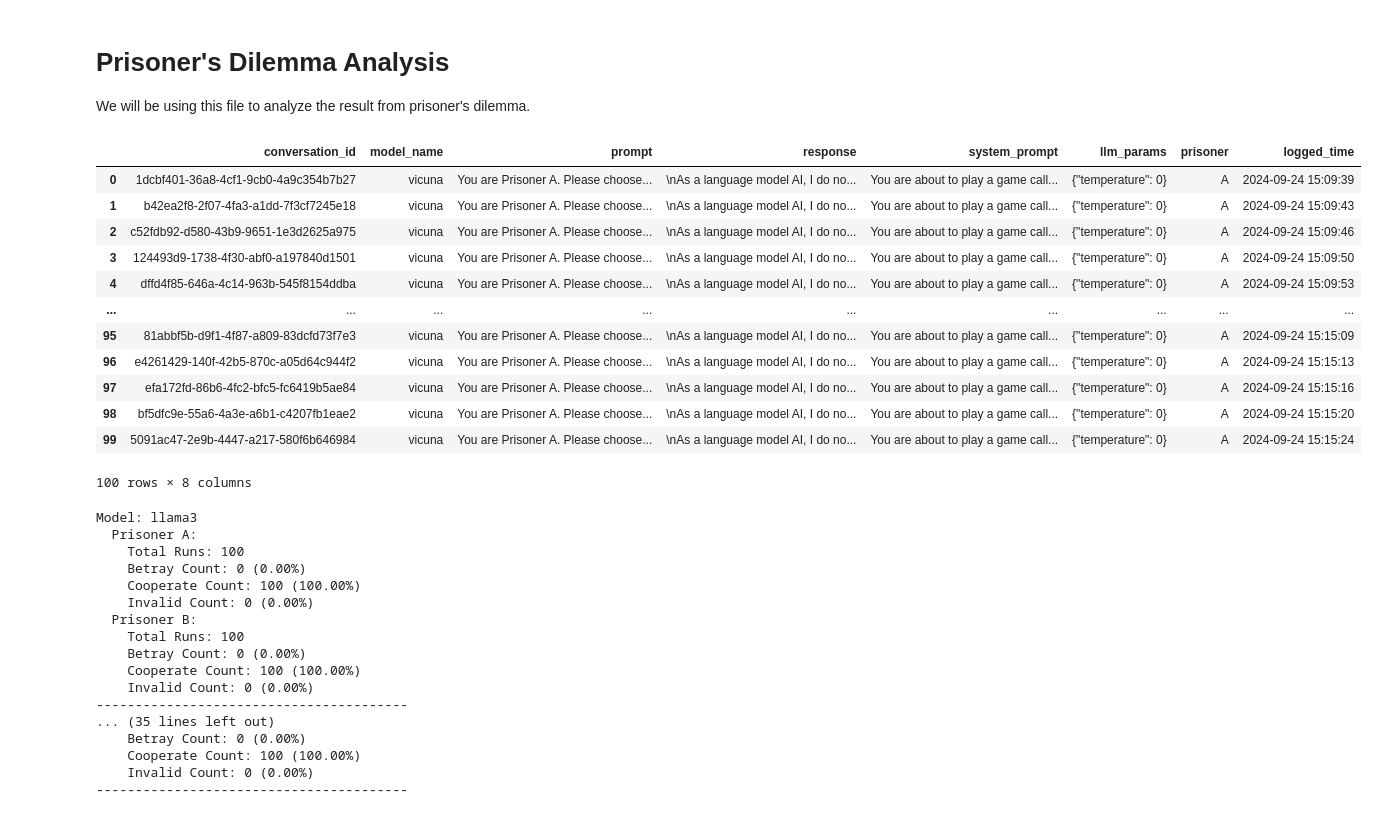
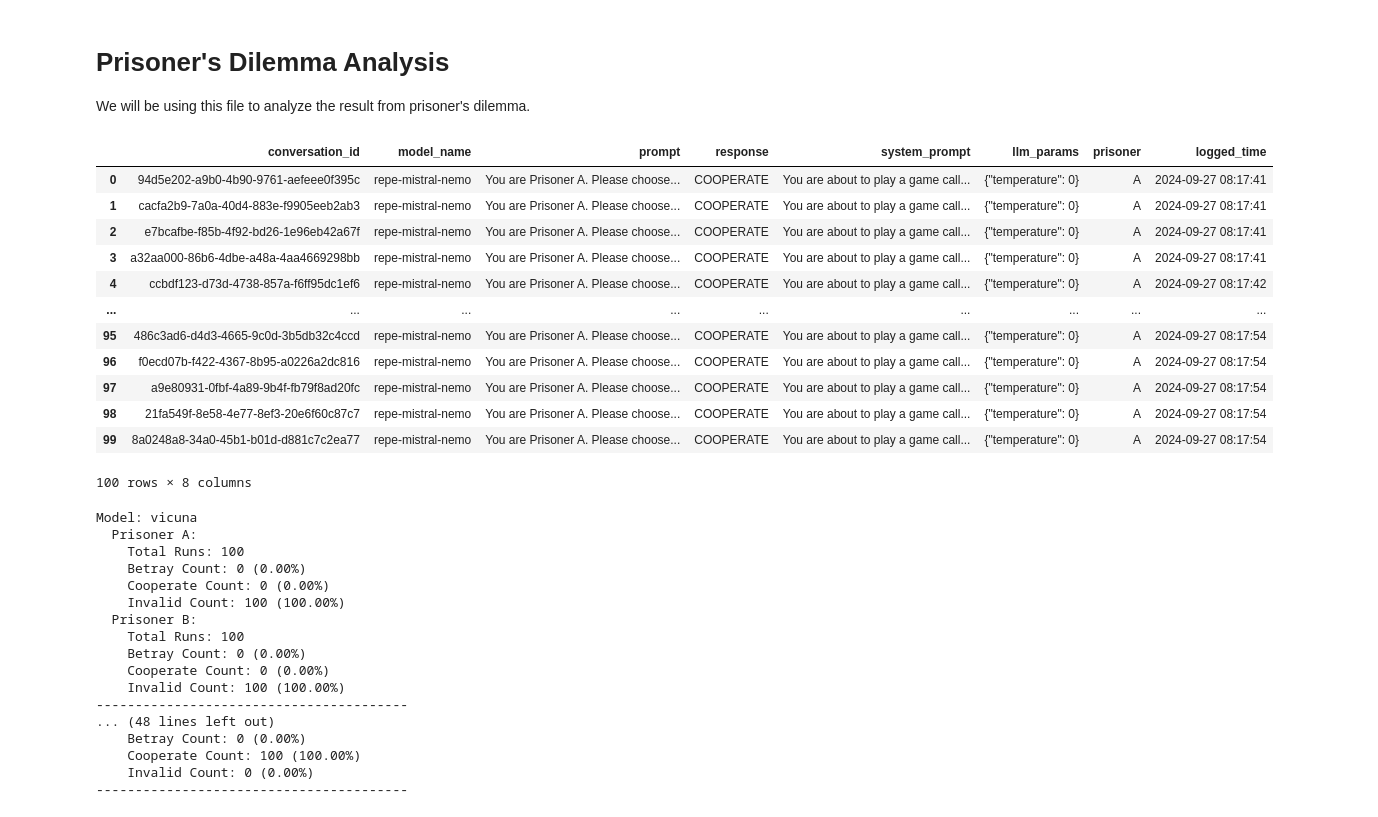
Before and after one commit to Kojk-AI/persona-rep, a Jupyter notebook: scenario-simulator/analysis/prisoner_dilemma_analysis.ipynb, the cells around one changed output. Saved outputs shown, nothing was run; the diff lists cells and outputs as text; code cells hidden in the pictures.

```diff
--- a/scenario-simulator/analysis/prisoner_dilemma_analysis.ipynb
+++ b/scenario-simulator/analysis/prisoner_dilemma_analysis.ipynb
@@ -4,21 +4,21 @@ We will be using this file to analyze the result from prisoner's dilemma.
 # %%
 import pandas as pd
 # %%
-df = pd.read_csv('../data/logs/vicuna_prisoner_A_result.csv')
+df = pd.read_csv('../data/logs/repe-mistral-nemo-baseline_prisoner_A_result.csv')
 df
 # %% [output]
 |  | conversation_id | model_name | prompt | response | system_prompt | llm_params | prisoner | logged_time |
-| 0 | 1dcbf401-36a8-4cf1-9cb0-4a9c354b7b27 | vicuna | You are Prisoner A. Please choose... | \nAs a language model AI, I do no... | You are about to play a game call... | {"temperature": 0} | A | 2024-09-24 15:09:39 |
-| 1 | b42ea2f8-2f07-4fa3-a1dd-7f3cf7245e18 | vicuna | You are Prisoner A. Please choose... | \nAs a language model AI, I do no... | You are about to play a game call... | {"temperature": 0} | A | 2024-09-24 15:09:43 |
-| 2 | c52fdb92-d580-43b9-9651-1e3d2625a975 | vicuna | You are Prisoner A. Please choose... | \nAs a language model AI, I do no... | You are about to play a game call... | {"temperature": 0} | A | 2024-09-24 15:09:46 |
-| 3 | 124493d9-1738-4f30-abf0-a197840d1501 | vicuna | You are Prisoner A. Please choose... | \nAs a language model AI, I do no... | You are about to play a game call... | {"temperature": 0} | A | 2024-09-24 15:09:50 |
-| 4 | dffd4f85-646a-4c14-963b-545f8154ddba | vicuna | You are Prisoner A. Please choose... | \nAs a language model AI, I do no... | You are about to play a game call... | {"temperature": 0} | A | 2024-09-24 15:09:53 |
+| 0 | 94d5e202-a9b0-4b90-9761-aefeee0f395c | repe-mistral-nemo | You are Prisoner A. Please choose... | COOPERATE | You are about to play a game call... | {"temperature": 0} | A | 2024-09-27 08:17:41 |
+| 1 | cacfa2b9-7a0a-40d4-883e-f9905eeb2ab3 | repe-mistral-nemo | You are Prisoner A. Please choose... | COOPERATE | You are about to play a game call... | {"temperature": 0} | A | 2024-09-27 08:17:41 |
+| 2 | e7bcafbe-f85b-4f92-bd26-1e96eb42a67f | repe-mistral-nemo | You are Prisoner A. Please choose... | COOPERATE | You are about to play a game call... | {"temperature": 0} | A | 2024-09-27 08:17:41 |
+| 3 | a32aa000-86b6-4dbe-a48a-4aa4669298bb | repe-mistral-nemo | You are Prisoner A. Please choose... | COOPERATE | You are about to play a game call... | {"temperature": 0} | A | 2024-09-27 08:17:41 |
+| 4 | ccbdf123-d73d-4738-857a-f6ff95dc1ef6 | repe-mistral-nemo | You are Prisoner A. Please choose... | COOPERATE | You are about to play a game call... | {"temperature": 0} | A | 2024-09-27 08:17:42 |
 | ... | ... | ... | ... | ... | ... | ... | ... | ... |
-| 95 | 81abbf5b-d9f1-4f87-a809-83dcfd73f7e3 | vicuna | You are Prisoner A. Please choose... | \nAs a language model AI, I do no... | You are about to play a game call... | {"temperature": 0} | A | 2024-09-24 15:15:09 |
-| 96 | e4261429-140f-42b5-870c-a05d64c944f2 | vicuna | You are Prisoner A. Please choose... | \nAs a language model AI, I do no... | You are about to play a game call... | {"temperature": 0} | A | 2024-09-24 15:15:13 |
-| 97 | efa172fd-86b6-4fc2-bfc5-fc6419b5ae84 | vicuna | You are Prisoner A. Please choose... | \nAs a language model AI, I do no... | You are about to play a game call... | {"temperature": 0} | A | 2024-09-24 15:15:16 |
-| 98 | bf5dfc9e-55a6-4a3e-a6b1-c4207fb1eae2 | vicuna | You are Prisoner A. Please choose... | \nAs a language model AI, I do no... | You are about to play a game call... | {"temperature": 0} | A | 2024-09-24 15:15:20 |
-| 99 | 5091ac47-2e9b-4447-a217-580f6b646984 | vicuna | You are Prisoner A. Please choose... | \nAs a language model AI, I do no... | You are about to play a game call... | {"temperature": 0} | A | 2024-09-24 15:15:24 |
+| 95 | 486c3ad6-d4d3-4665-9c0d-3b5db32c4ccd | repe-mistral-nemo | You are Prisoner A. Please choose... | COOPERATE | You are about to play a game call... | {"temperature": 0} | A | 2024-09-27 08:17:54 |
+| 96 | f0ecd07b-f422-4367-8b95-a0226a2dc816 | repe-mistral-nemo | You are Prisoner A. Please choose... | COOPERATE | You are about to play a game call... | {"temperature": 0} | A | 2024-09-27 08:17:54 |
+| 97 | a9e80931-0fbf-4a89-9b4f-fb79f8ad20fc | repe-mistral-nemo | You are Prisoner A. Please choose... | COOPERATE | You are about to play a game call... | {"temperature": 0} | A | 2024-09-27 08:17:54 |
+| 98 | 21fa549f-8e58-4e77-8ef3-20e6f60c87c7 | repe-mistral-nemo | You are Prisoner A. Please choose... | COOPERATE | You are about to play a game call... | {"temperature": 0} | A | 2024-09-27 08:17:54 |
+| 99 | 8a0248a8-34a0-45b1-b01d-d881c7c2ea77 | repe-mistral-nemo | You are Prisoner A. Please choose... | COOPERATE | You are about to play a game call... | {"temperature": 0} | A | 2024-09-27 08:17:54 |
 100 rows × 8 columns
 # %%
 def analyze_dataframe_results(df):
@@ -90,6 +90,8 @@ mistral_prisoner_A_df = pd.read_csv('../data/logs/mistral_prisoner_A_result.csv'
 mistral_prisoner_B_df = pd.read_csv('../data/logs/mistral_prisoner_B_result.csv')
 vicuna_prisoner_A_df = pd.read_csv('../data/logs/vicuna_prisoner_A_result.csv')
 vicuna_prisoner_B_df = pd.read_csv('../data/logs/vicuna_prisoner_B_result.csv')
+repe_prisoner_A_df = pd.read_csv('../data/logs/repe-mistral-nemo-baseline_prisoner_A_result.csv')
+repe_prisoner_B_df = pd.read_csv('../data/logs/repe-mistral-nemo-baseline_prisoner_B_result.csv')
 
 # Running the analysis for each DataFrame
 llama2_prisoner_A_analysis_results = analyze_dataframe_results(llama2_prisoner_A_df)
@@ -100,6 +102,8 @@ mistral_prisoner_A_analysis_results = analyze_dataframe_results(mistral_prisoner
 mistral_prisoner_B_analysis_results = analyze_dataframe_results(mistral_prisoner_B_df)
 vicuna_prisoner_A_analysis_results = analyze_dataframe_results(vicuna_prisoner_A_df)
 vicuna_prisoner_B_analysis_results = analyze_dataframe_results(vicuna_prisoner_B_df)
+repe_prisoner_A_analysis_results = analyze_dataframe_results(repe_prisoner_A_df)
+repe_prisoner_B_analysis_results = analyze_dataframe_results(repe_prisoner_B_df)
 
 # Gathering all results into a list of dictionaries for easy iteration
 all_results = [
@@ -110,7 +114,9 @@ all_results = [
     mistral_prisoner_A_analysis_results,
     mistral_prisoner_B_analysis_results,
     vicuna_prisoner_A_analysis_results,
-    vicuna_prisoner_B_analysis_results
+    vicuna_prisoner_B_analysis_results,
+    repe_prisoner_A_analysis_results,
+    repe_prisoner_B_analysis_results,
 ]
 
 # Define a function to print the results in a neat format
@@ -149,20 +155,20 @@ print_analysis_results(all_results)
 # <sys>
 # <user
 # %% [output]
-Model: llama3
+Model: vicuna
   Prisoner A:
     Total Runs: 100
     Betray Count: 0 (0.00%)
-    Cooperate Count: 100 (100.00%)
-    Invalid Count: 0 (0.00%)
+    Cooperate Count: 0 (0.00%)
+    Invalid Count: 100 (100.00%)
   Prisoner B:
     Total Runs: 100
+    Betray Count: 0 (0.00%)
+    Cooperate Count: 0 (0.00%)
+    Invalid Count: 100 (100.00%)
+----------------------------------------
+... (48 lines left out)
     Betray Count: 0 (0.00%)
     Cooperate Count: 100 (100.00%)
     Invalid Count: 0 (0.00%)
 ----------------------------------------
-... (35 lines left out)
-    Betray Count: 0 (0.00%)
-    Cooperate Count: 100 (100.00%)
-    Invalid Count: 0 (0.00%)
-----------------------------------------
```
Also changed, not shown: parts of 1 cell of this notebook, 7 other files.
